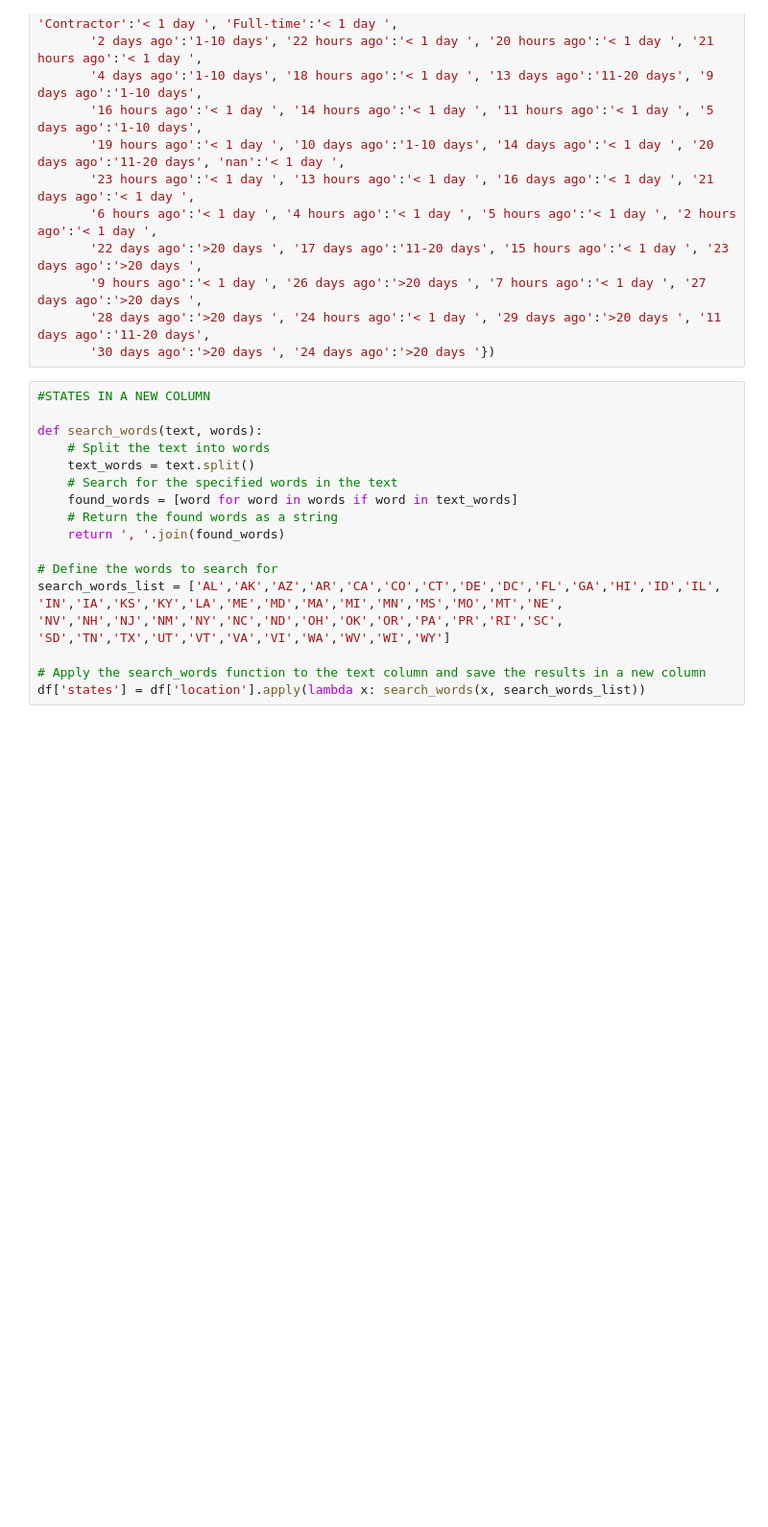
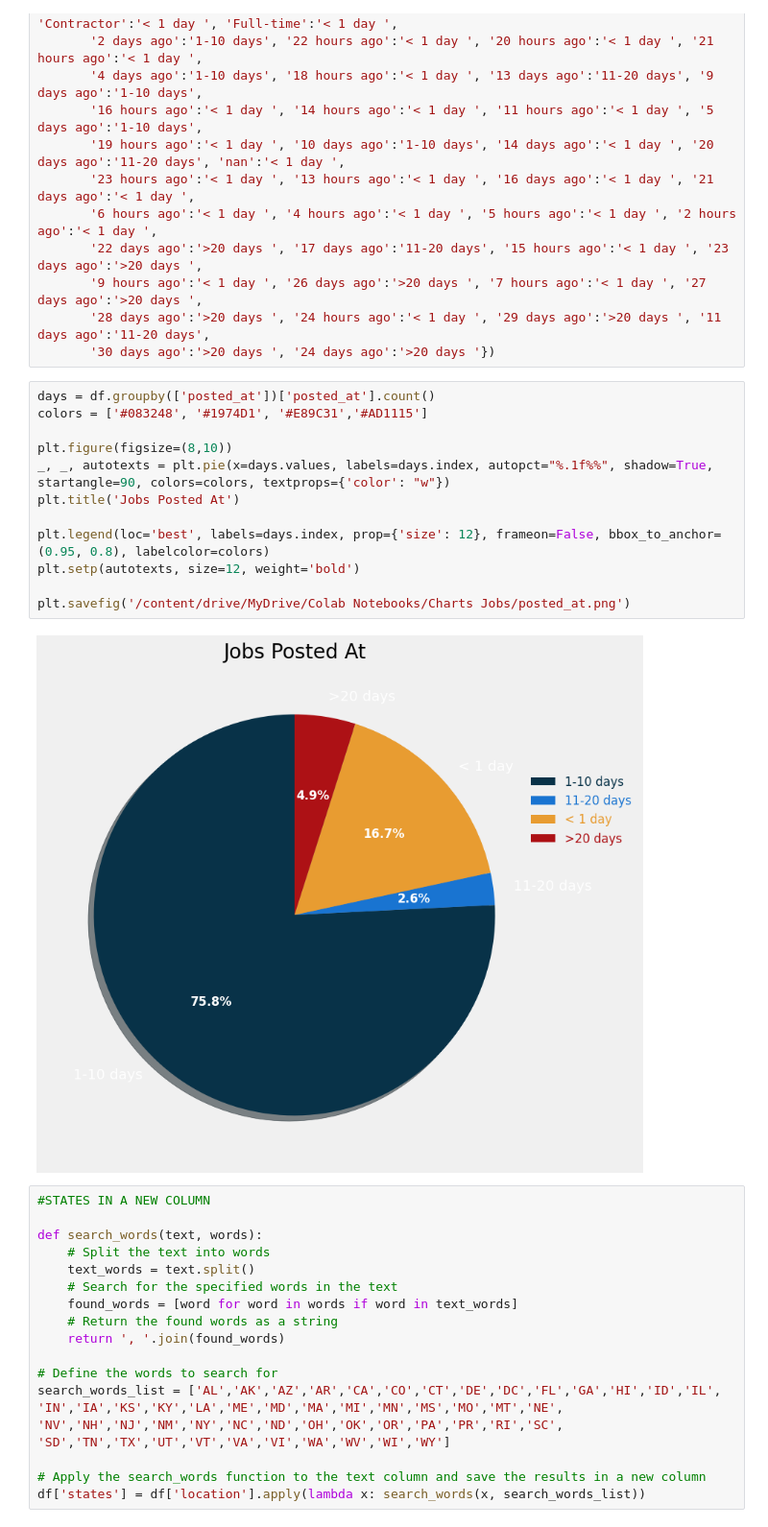
Before and after one commit to danielrodriguez007/Data_Analysis, a Jupyter notebook: Project_Search.ipynb, the cells around one changed output. Shown at 96% size. Cells and saved outputs as stored; diff of their text form; blank space fills up the shorter version.

```diff
--- a/Project_Search.ipynb
+++ b/Project_Search.ipynb
@@ -243,6 +247,20 @@ df['posted_at'] = df['posted_at'].map({
        '9 hours ago':'< 1 day ', '26 days ago':'>20 days ', '7 hours ago':'< 1 day ', '27 days ago':'>20 days ',
        '28 days ago':'>20 days ', '24 hours ago':'< 1 day ', '29 days ago':'>20 days ', '11 days ago':'11-20 days',
        '30 days ago':'>20 days ', '24 days ago':'>20 days '})
+# %%
+days = df.groupby(['posted_at'])['posted_at'].count()
+colors = ['#083248', '#1974D1', '#E89C31','#AD1115']
+
+plt.figure(figsize=(8,10))
+_, _, autotexts = plt.pie(x=days.values, labels=days.index, autopct="%.1f%%", shadow=True, startangle=90, colors=colors, textprops={'color': "w"})
+plt.title('Jobs Posted At')
+
+plt.legend(loc='best', labels=days.index, prop={'size': 12}, frameon=False, bbox_to_anchor=(0.95, 0.8), labelcolor=colors)
+plt.setp(autotexts, size=12, weight='bold')
+
+plt.savefig('/content/drive/MyDrive/Colab Notebooks/Charts Jobs/posted_at.png')
+# %% [output]
+[figure, added]
 # %%
 #STATES IN A NEW COLUMN
 
```
Also changed, not shown: parts of 20 cells of this notebook.
